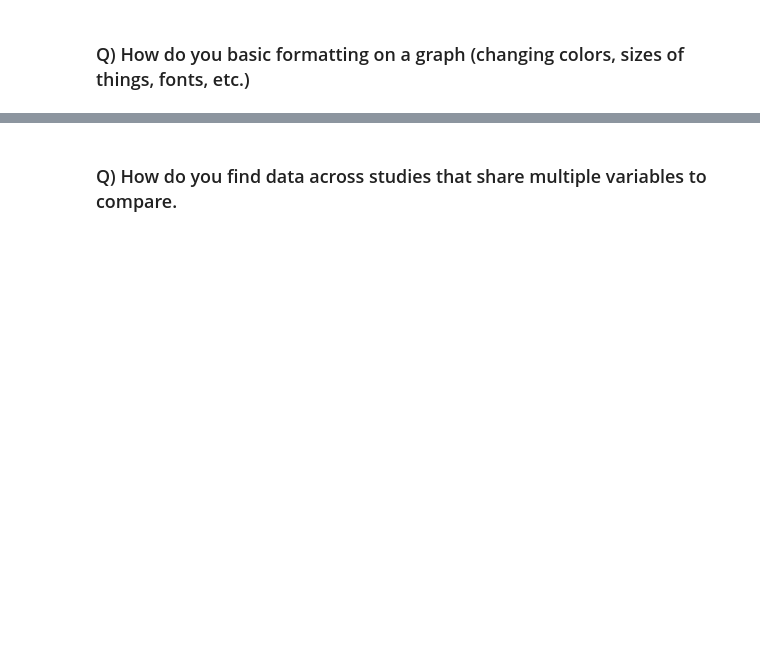
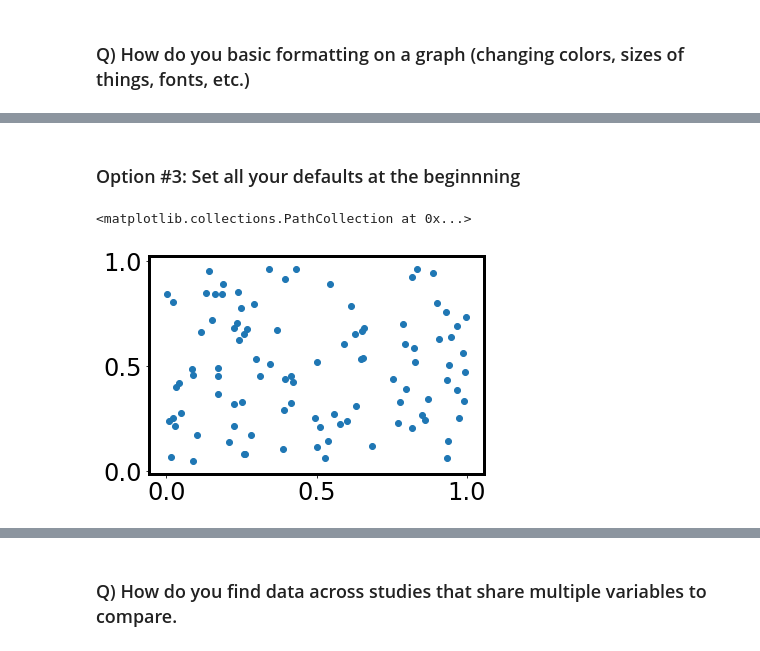
Before and after one commit to rgerkin/dacn-lectures, a Jupyter notebook: student-topics.ipynb, the cells around one changed output, grey strips where cells are left out. Drawn from its saved outputs; the diff is of its cells as text; code cells hidden in the pictures; blank space fills up the shorter version.

```diff
--- a/student-topics.ipynb
+++ b/student-topics.ipynb
@@ -389,0 +645,8 @@ plt.scatter(df_new['L']['X'],df_new['L']['Y'],s=250,c=df_new.index);
+# %% [markdown]
+### Option #3: Set all your defaults at the beginnning
+# %%
+plt.rcParams.update({'font.size':24,'axes.linewidth': 3})
+plt.scatter(X,Y1)
+# %% [output]
+<matplotlib.collections.PathCollection at 0x...>
+[figure, added]
```
Also changed, not shown: parts of 84 cells of this notebook.
